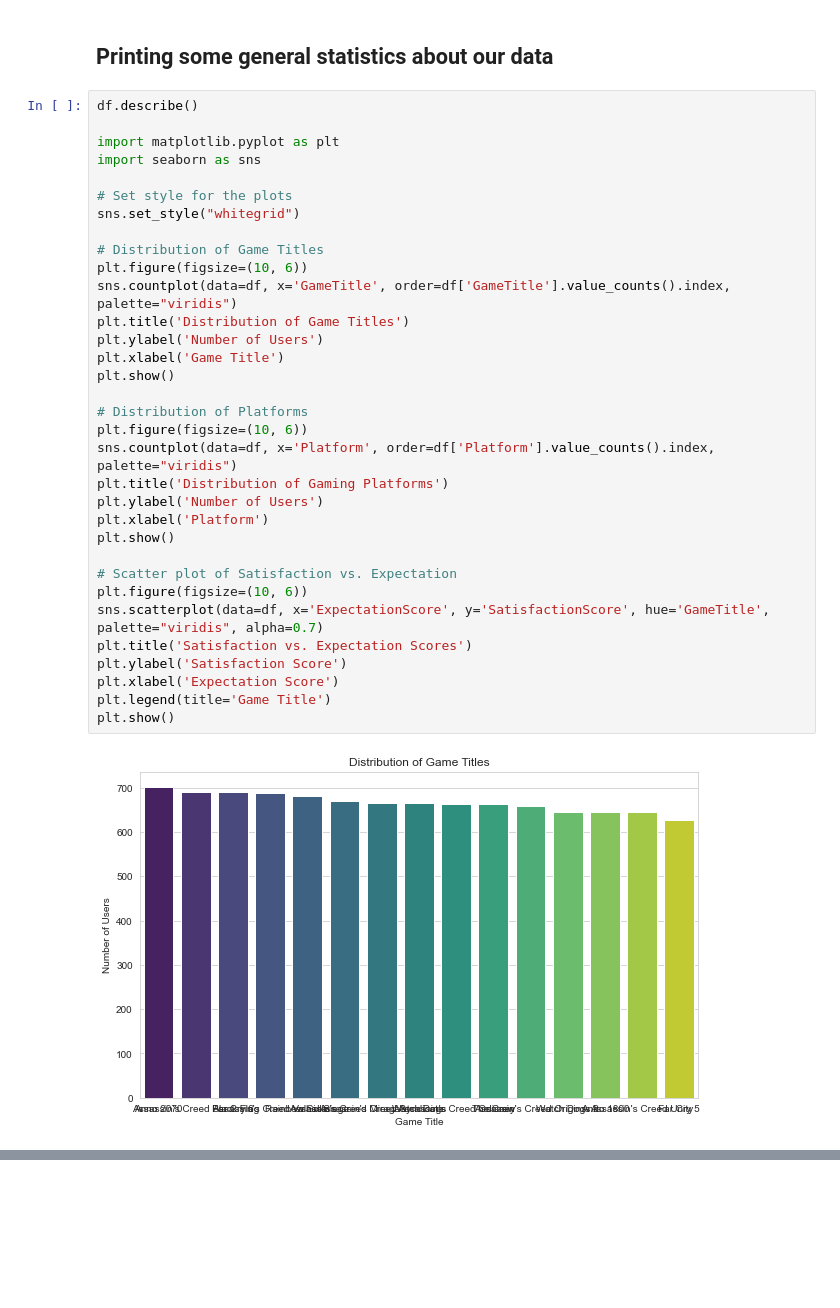
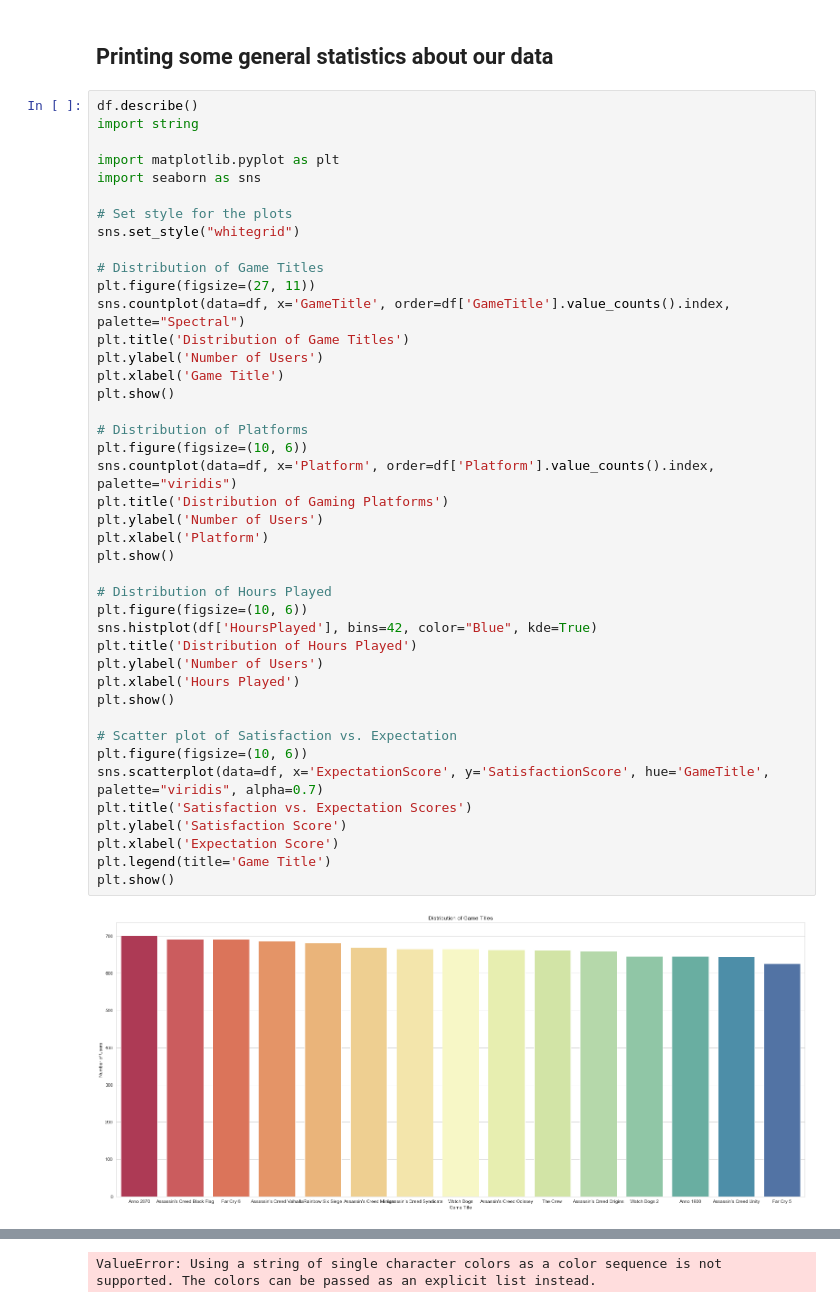
Before and after one commit to idwessough/short-marketing-data-analysis, a Jupyter notebook: video_games_marketing_data_analysis.ipynb, the cells around one changed output, grey strips where cells are left out. Saved outputs shown, nothing was run; the diff lists cells and outputs as text; blank space fills up the shorter version.

Commit message:
Adding some basics stats graphs

```diff
--- a/video_games_marketing_data_analysis.ipynb
+++ b/video_games_marketing_data_analysis.ipynb
@@ -81,37 +81,47 @@ df.head()
 ## Printing some general statistics about our data
 # %%
 df.describe()
+import string
 
 import matplotlib.pyplot as plt
 import seaborn as sns
 
 # Set style for the plots
 sns.set_style("whitegrid")
 
 # Distribution of Game Titles
-plt.figure(figsize=(10, 6))
-sns.countplot(data=df, x='GameTitle', order=df['GameTitle'].value_counts().index, palette="viridis")
+plt.figure(figsize=(27, 11))
+sns.countplot(data=df, x='GameTitle', order=df['GameTitle'].value_counts().index, palette="Spectral")
 plt.title('Distribution of Game Titles')
 plt.ylabel('Number of Users')
 plt.xlabel('Game Title')
 plt.show()
 
 # Distribution of Platforms
 plt.figure(figsize=(10, 6))
 sns.countplot(data=df, x='Platform', order=df['Platform'].value_counts().index, palette="viridis")
 plt.title('Distribution of Gaming Platforms')
 plt.ylabel('Number of Users')
 plt.xlabel('Platform')
 plt.show()
 
+# Distribution of Hours Played
+plt.figure(figsize=(10, 6))
+sns.histplot(df['HoursPlayed'], bins=42, color="Blue", kde=True)
+plt.title('Distribution of Hours Played')
+plt.ylabel('Number of Users')
+plt.xlabel('Hours Played')
+plt.show()
+
 # Scatter plot of Satisfaction vs. Expectation
 plt.figure(figsize=(10, 6))
 sns.scatterplot(data=df, x='ExpectationScore', y='SatisfactionScore', hue='GameTitle', palette="viridis", alpha=0.7)
 plt.title('Satisfaction vs. Expectation Scores')
 plt.ylabel('Satisfaction Score')
 plt.xlabel('Expectation Score')
 plt.legend(title='Game Title')
 plt.show()
 # %% [output]
-[figure, old version]
+[figure, new version]
 [figure]
+ValueError: Using a string of single character colors as a color sequence is not supported. The colors can be passed as an explicit list instead.
```
Also changed, not shown: parts of 1 cell of this notebook, 1 other file.
